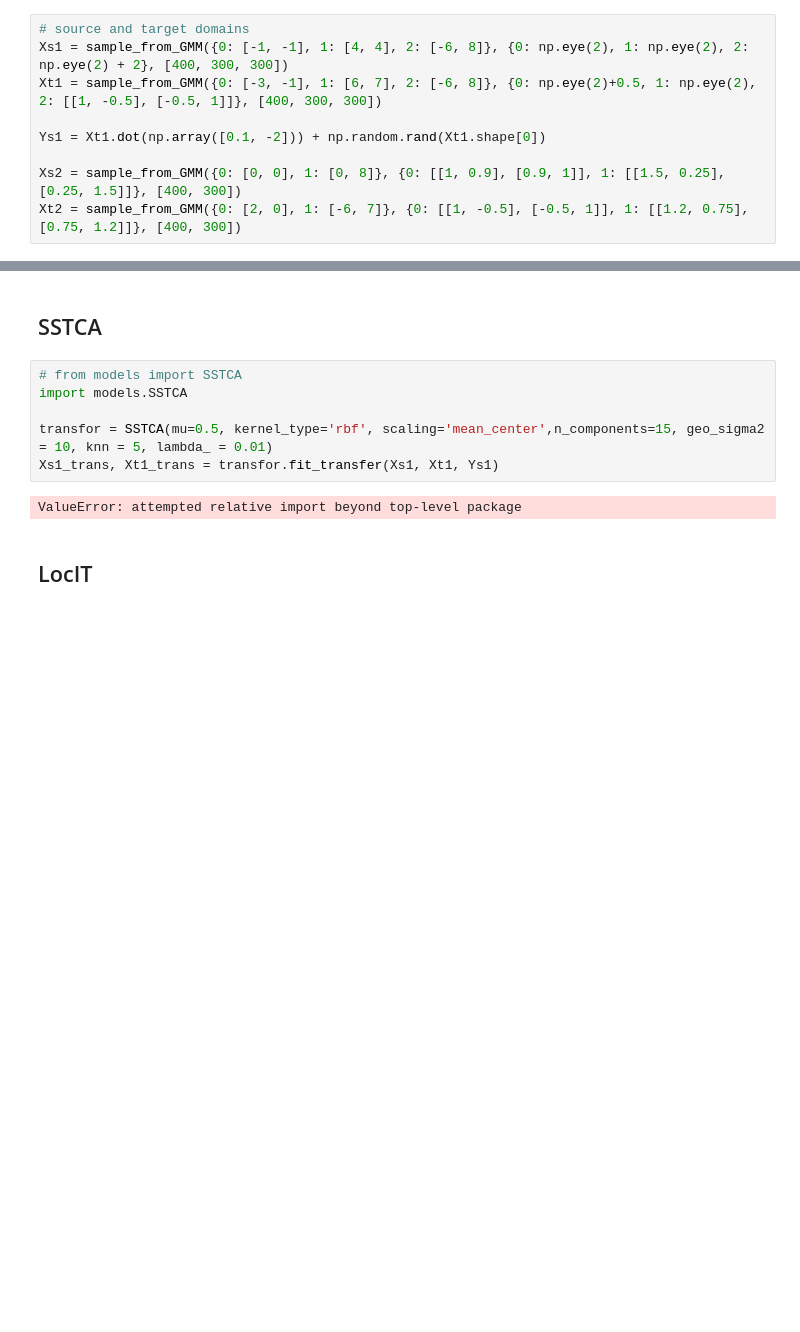
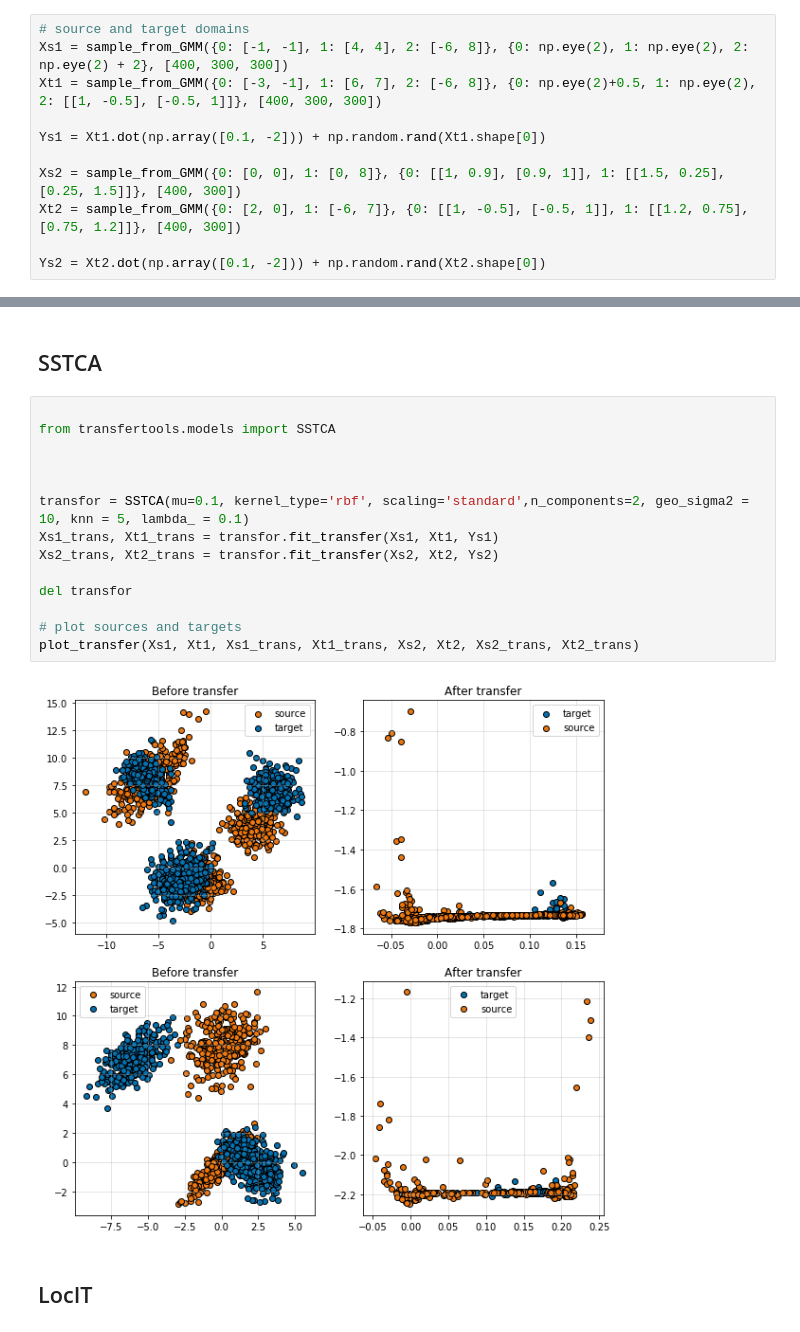
Before and after one commit to Vincent-Vercruyssen/transfertools, a Jupyter notebook: notebooks/transfer_tutorial_sstca.ipynb, the cells around one changed output, grey strips where cells are left out. Cells and saved outputs as stored; diff of their text form; blank space fills up the shorter version.

Commit message:
adding example in notebook for SSTCA

```diff
--- a/notebooks/transfer_tutorial_sstca.ipynb
+++ b/notebooks/transfer_tutorial_sstca.ipynb
@@ -27,6 +27,8 @@ Ys1 = Xt1.dot(np.array([0.1, -2])) + np.random.rand(Xt1.shape[0])
 
 Xs2 = sample_from_GMM({0: [0, 0], 1: [0, 8]}, {0: [[1, 0.9], [0.9, 1]], 1: [[1.5, 0.25], [0.25, 1.5]]}, [400, 300])
 Xt2 = sample_from_GMM({0: [2, 0], 1: [-6, 7]}, {0: [[1, -0.5], [-0.5, 1]], 1: [[1.2, 0.75], [0.75, 1.2]]}, [400, 300])
+
+Ys2 = Xt2.dot(np.array([0.1, -2])) + np.random.rand(Xt2.shape[0])
 # %% [markdown]
 # Transfer algorithms
 # %%
@@ -64,13 +66,21 @@ def plot_transfer(Xs1, Xt1, Xs1_trans, Xt1_trans, Xs2, Xt2, Xs2_trans, Xt2_trans
 # %% [markdown]
 ## SSTCA
 # %%
-# from models import SSTCA
-import models.SSTCA
 
-transfor = SSTCA(mu=0.5, kernel_type='rbf', scaling='mean_center',n_components=15, geo_sigma2 = 10, knn = 5, lambda_ = 0.01)
+from transfertools.models import SSTCA
+
+
+
+transfor = SSTCA(mu=0.1, kernel_type='rbf', scaling='standard',n_components=2, geo_sigma2 = 10, knn = 5, lambda_ = 0.1)
 Xs1_trans, Xt1_trans = transfor.fit_transfer(Xs1, Xt1, Ys1)
+Xs2_trans, Xt2_trans = transfor.fit_transfer(Xs2, Xt2, Ys2)
+
+del transfor
+
+# plot sources and targets
+plot_transfer(Xs1, Xt1, Xs1_trans, Xt1_trans, Xs2, Xt2, Xs2_trans, Xt2_trans)
 # %% [output]
-ValueError: attempted relative import beyond top-level package
+[figure, added]
 # %% [markdown]
 ## LocIT
 # %%
```
Also changed, not shown: parts of 1 cell of this notebook, 1 other file.
